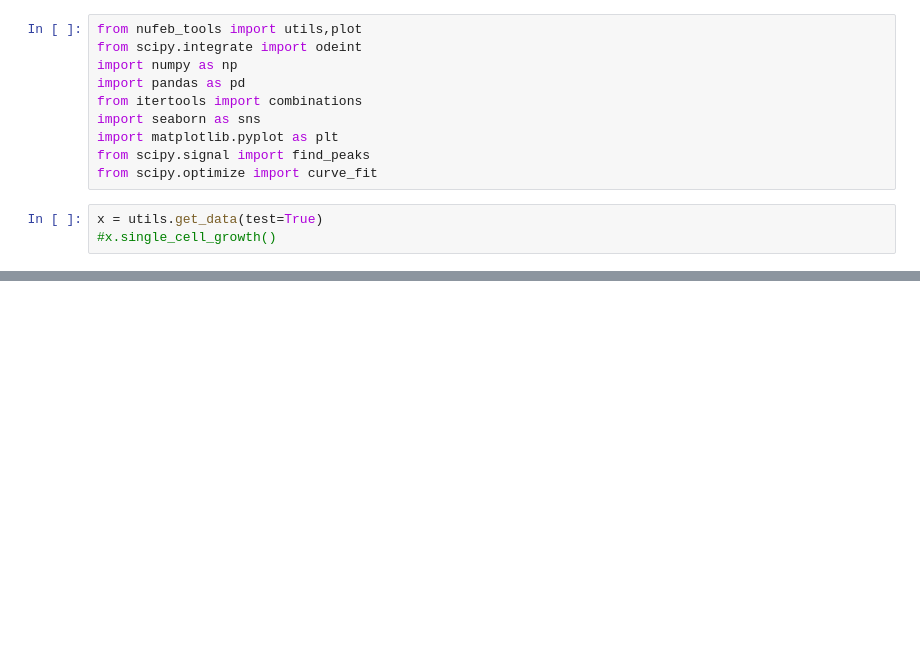
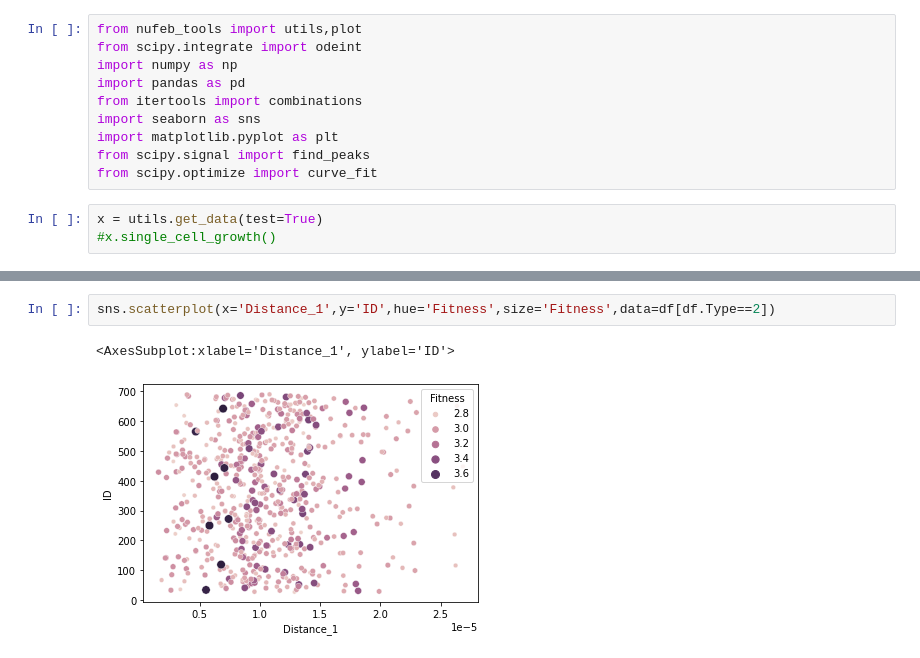
Before and after one commit to Jsakkos/nufeb_tools, a Jupyter notebook: notebooks/neighbor.ipynb, the cells around one changed output, grey strips where cells are left out. Saved outputs shown, nothing was run; the diff lists cells and outputs as text; blank space fills up the shorter version.

```diff
--- a/notebooks/neighbor.ipynb
+++ b/notebooks/neighbor.ipynb
@@ -282,0 +55,5 @@ NameError: name 'x' is not defined
+# %%
+sns.scatterplot(x='Distance_1',y='ID',hue='Fitness',size='Fitness',data=df[df.Type==2])
+# %% [output]
+<AxesSubplot:xlabel='Distance_1', ylabel='ID'>
+[figure, added]
```
Also changed, not shown: parts of 46 cells of this notebook, 2 other files.
